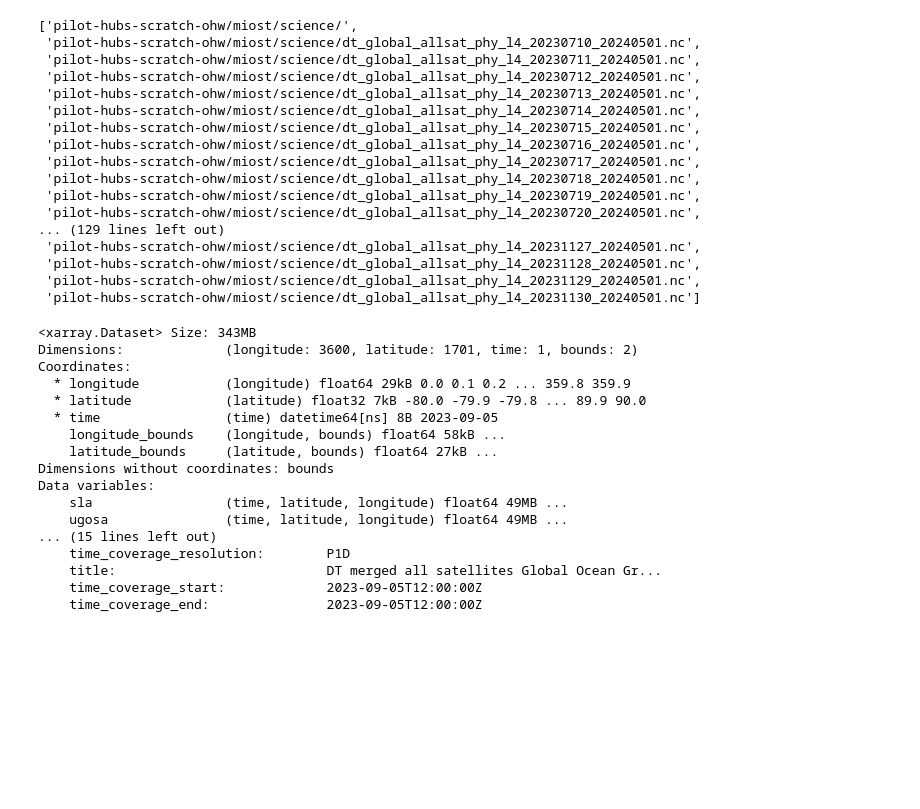
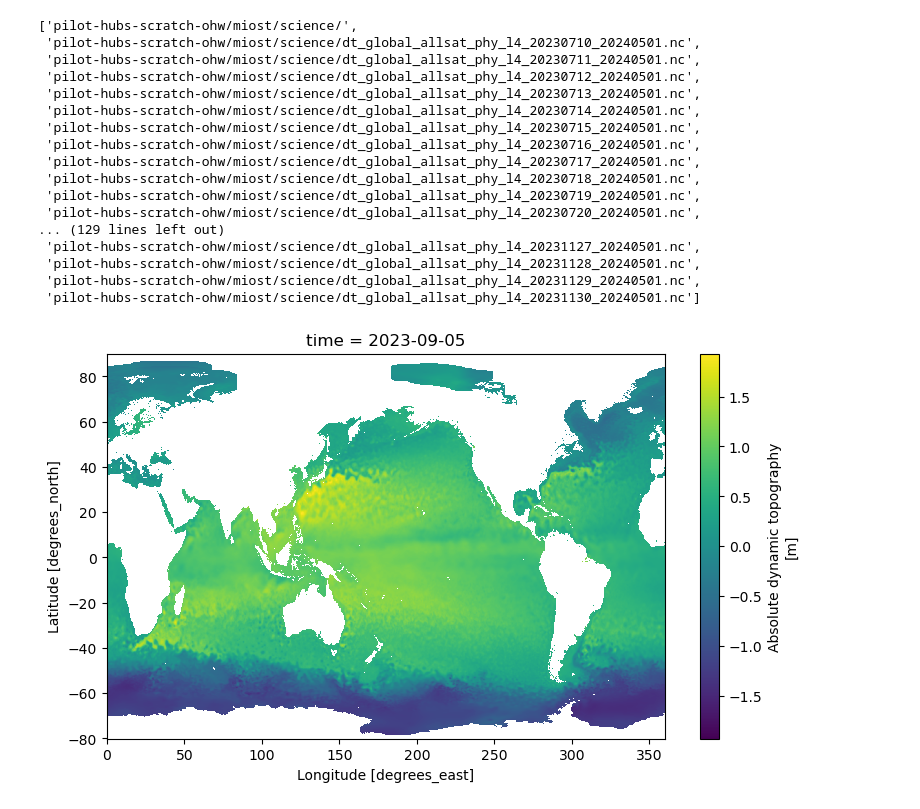
Before and after one commit to oceanhackweek/ohw24_proj_upSSH_us, a Jupyter notebook: contributor_folders/team_member_2/SWOTL4_dataexpl.ipynb, the cells around one changed output. Saved outputs shown, nothing was run; the diff lists cells and outputs as text; code cells hidden in the pictures; blank space fills up the shorter version.

```diff
--- a/contributor_folders/team_member_2/SWOTL4_dataexpl.ipynb
+++ b/contributor_folders/team_member_2/SWOTL4_dataexpl.ipynb
@@ -31,28 +28,13 @@ fs.ls(path)
  'pilot-hubs-scratch-ohw/miost/science/dt_global_allsat_phy_l4_20231129_20240501.nc',
  'pilot-hubs-scratch-ohw/miost/science/dt_global_allsat_phy_l4_20231130_20240501.nc']
 # %%
+plt.figure(figsize=(9,5))
+
 with fs.open('pilot-hubs-scratch-ohw/miost/science/dt_global_allsat_phy_l4_20230905_20240501.nc') as file:
     ds = xr.open_dataset(file, engine='h5netcdf')
+    ds['adt'].plot(cmap='viridis')
+# %% [output]
+[figure, added]
-# %%
-ds
-# %% [output]
-<xarray.Dataset> Size: 343MB
-Dimensions:             (longitude: 3600, latitude: 1701, time: 1, bounds: 2)
-Coordinates:
-  * longitude           (longitude) float64 29kB 0.0 0.1 0.2 ... 359.8 359.9
-  * latitude            (latitude) float32 7kB -80.0 -79.9 -79.8 ... 89.9 90.0
-  * time                (time) datetime64[ns] 8B 2023-09-05
-    longitude_bounds    (longitude, bounds) float64 58kB ...
-    latitude_bounds     (latitude, bounds) float64 27kB ...
-Dimensions without coordinates: bounds
-Data variables:
-    sla                 (time, latitude, longitude) float64 49MB ...
-    ugosa               (time, latitude, longitude) float64 49MB ...
-... (15 lines left out)
-    time_coverage_resolution:        P1D
-    title:                           DT merged all satellites Global Ocean Gr...
-    time_coverage_start:             2023-09-05T12:00:00Z
-    time_coverage_end:               2023-09-05T12:00:00Z
 # %%
 opened_files = []
 for path in fs.ls(path):
```
Also changed, not shown: parts of 4 cells of this notebook, 1 other file.
